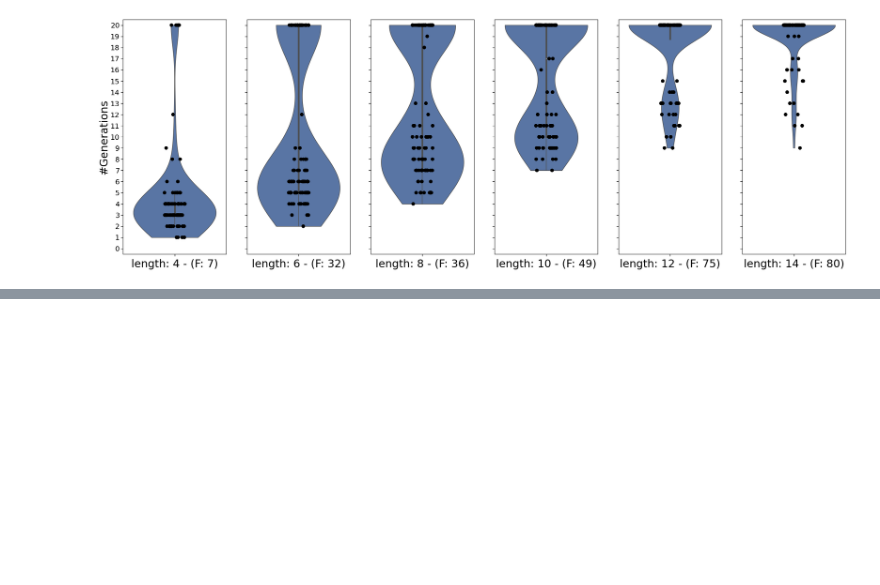
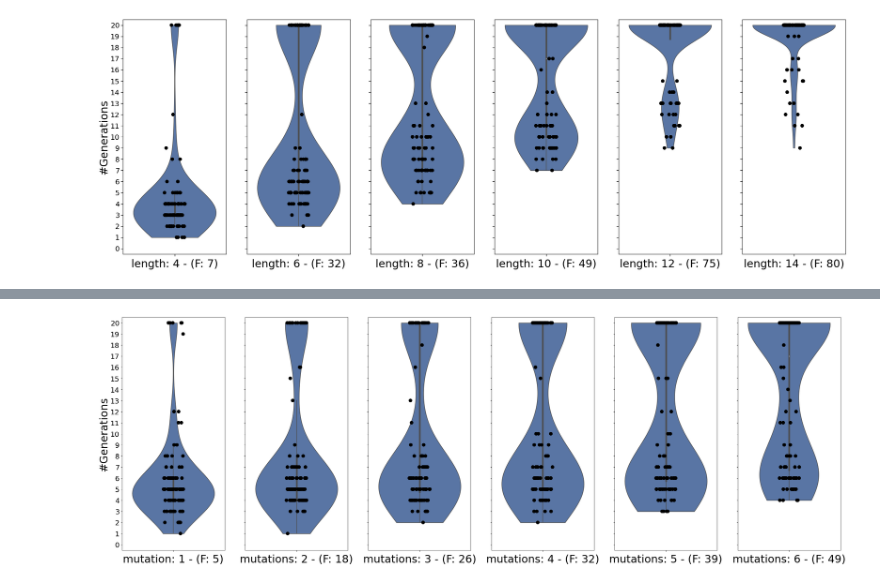
Before and after one commit to jeeberhardt/mobius, a Jupyter notebook: data/pbil/Untitled4.ipynb, the cells around one changed output, grey strips where cells are left out. Saved outputs shown, nothing was run; the diff lists cells and outputs as text; code cells hidden in the pictures; blank space fills up the shorter version.

Commit message:
Added mutation effect for wPBIL

```diff
--- a/data/pbil/Untitled4.ipynb
+++ b/data/pbil/Untitled4.ipynb
@@ -782,0 +856,5 @@ plot_distribution(logbooks, 'length', x_labels, None, 'figure_peptide_48_n_best_
+# %%
+x_labels = ['mutation: 1'] + ['mutations: %d' % i for i in range(2, 7)]
+plot_distribution(logbooks, 'mutations', x_labels, None, 'figure_peptide_48_n_best_mutations_nowarmup.png')
+# %% [output]
+[figure, added]
```
Also changed, not shown: parts of 4 cells of this notebook, 1 other file.
